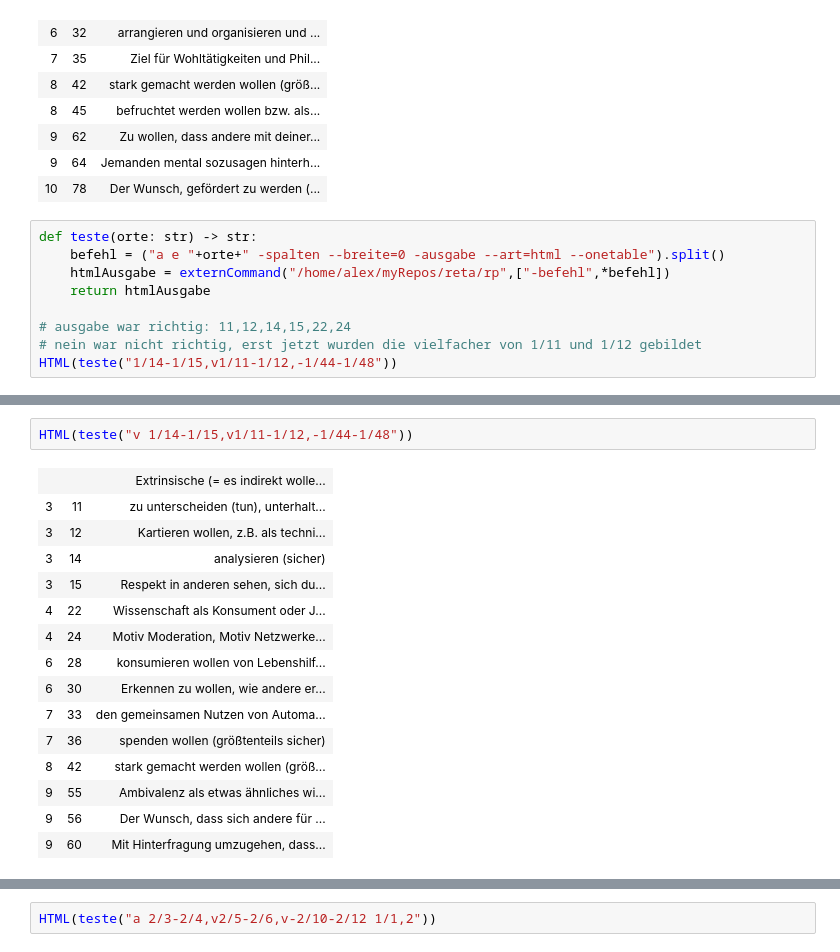
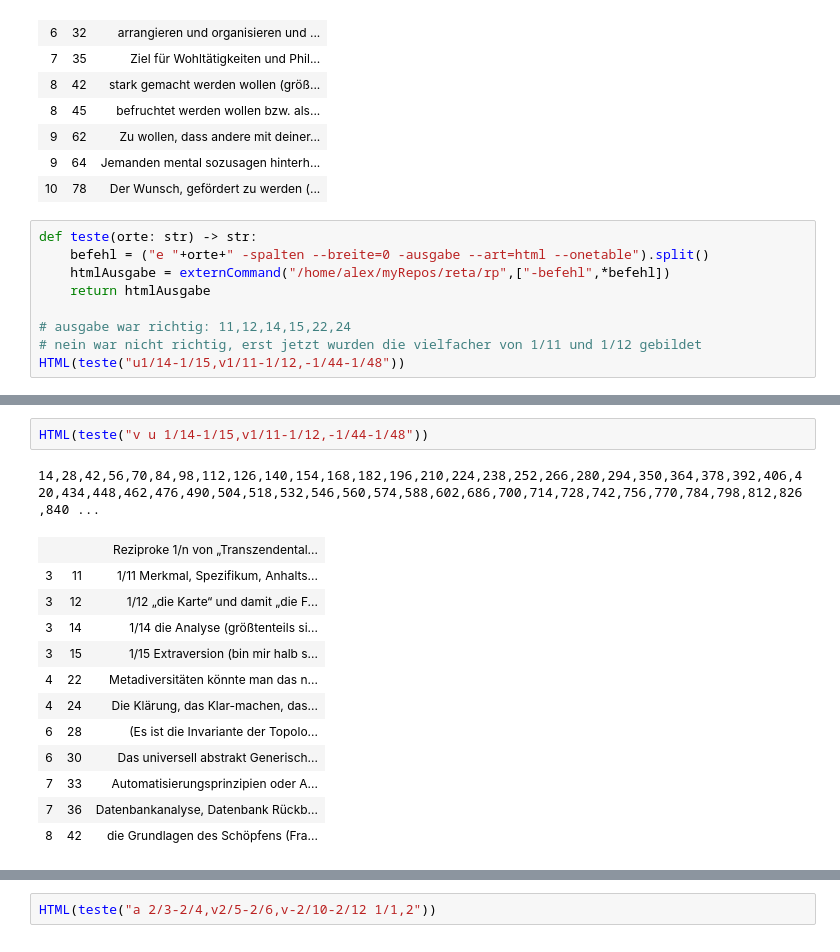
Before and after one commit to githubuser2000/reta-23-07-20, a Jupyter notebook: unit-testing/bruchSyntaxNeu-23-04.ipynb, the cells around one changed output, grey strips where cells are left out. Saved outputs shown, nothing was run; the diff lists cells and outputs as text.

```diff
--- a/unit-testing/bruchSyntaxNeu-23-04.ipynb
+++ b/unit-testing/bruchSyntaxNeu-23-04.ipynb
@@ -91,11 +91,11 @@ HTML(htmlAusgabe)
 | 10 | 78 | Der Wunsch, gefördert zu werden (... |
 # %%
 def teste(orte: str) -> str:
-    befehl = ("a e "+orte+" -spalten --breite=0 -ausgabe --art=html --onetable").split()
+    befehl = ("e "+orte+" -spalten --breite=0 -ausgabe --art=html --onetable").split()
     htmlAusgabe = externCommand("/home/alex/myRepos/reta/rp",["-befehl",*befehl])
     return htmlAusgabe
 
 # ausgabe war richtig: 11,12,14,15,22,24
 # nein war nicht richtig, erst jetzt wurden die vielfacher von 1/11 und 1/12 gebildet
-HTML(teste("1/14-1/15,v1/11-1/12,-1/44-1/48"))
+HTML(teste("u1/14-1/15,v1/11-1/12,-1/44-1/48"))
 # %% [output]
@@ -103,19 +112,17 @@ HTML(teste("1/14-1/15,v1/11-1/12,-1/44-1/48"))
 # %%
-HTML(teste("v 1/14-1/15,v1/11-1/12,-1/44-1/48"))
+HTML(teste("v u 1/14-1/15,v1/11-1/12,-1/44-1/48"))
 # %% [output]
+14,28,42,56,70,84,98,112,126,140,154,168,182,196,210,224,238,252,266,280,294,350,364,378,392,406,420,434,448,462,476,490,504,518,532,546,560,574,588,602,686,700,714,728,742,756,770,784,798,812,826,840 ...
-|  |  | Extrinsische (= es indirekt wolle... |
-| 3 | 11 | zu unterscheiden (tun), unterhalt... |
-| 3 | 12 | Kartieren wollen, z.B. als techni... |
-| 3 | 14 | analysieren (sicher) |
-| 3 | 15 | Respekt in anderen sehen, sich du... |
-| 4 | 22 | Wissenschaft als Konsument oder J... |
-| 4 | 24 | Motiv Moderation, Motiv Netzwerke... |
-| 6 | 28 | konsumieren wollen von Lebenshilf... |
-| 6 | 30 | Erkennen zu wollen, wie andere er... |
-| 7 | 33 | den gemeinsamen Nutzen von Automa... |
-| 7 | 36 | spenden wollen (größtenteils sicher) |
-| 8 | 42 | stark gemacht werden wollen (größ... |
-| 9 | 55 | Ambivalenz als etwas ähnliches wi... |
-| 9 | 56 | Der Wunsch, dass sich andere für ... |
-| 9 | 60 | Mit Hinterfragung umzugehen, dass... |
+|  |  | Reziproke 1/n von „Transzendental... |
+| 3 | 11 | 1/11 Merkmal, Spezifikum, Anhalts... |
+| 3 | 12 | 1/12 „die Karte“ und damit „die F... |
+| 3 | 14 | 1/14 die Analyse (größtenteils si... |
+| 3 | 15 | 1/15 Extraversion (bin mir halb s... |
+| 4 | 22 | Metadiversitäten könnte man das n... |
+| 4 | 24 | Die Klärung, das Klar-machen, das... |
+| 6 | 28 | (Es ist die Invariante der Topolo... |
+| 6 | 30 | Das universell abstrakt Generisch... |
+| 7 | 33 | Automatisierungsprinzipien oder A... |
+| 7 | 36 | Datenbankanalyse, Datenbank Rückb... |
+| 8 | 42 | die Grundlagen des Schöpfens (Fra... |
 # %%
```
Also changed, not shown: parts of 8 cells of this notebook, 5 other files.
